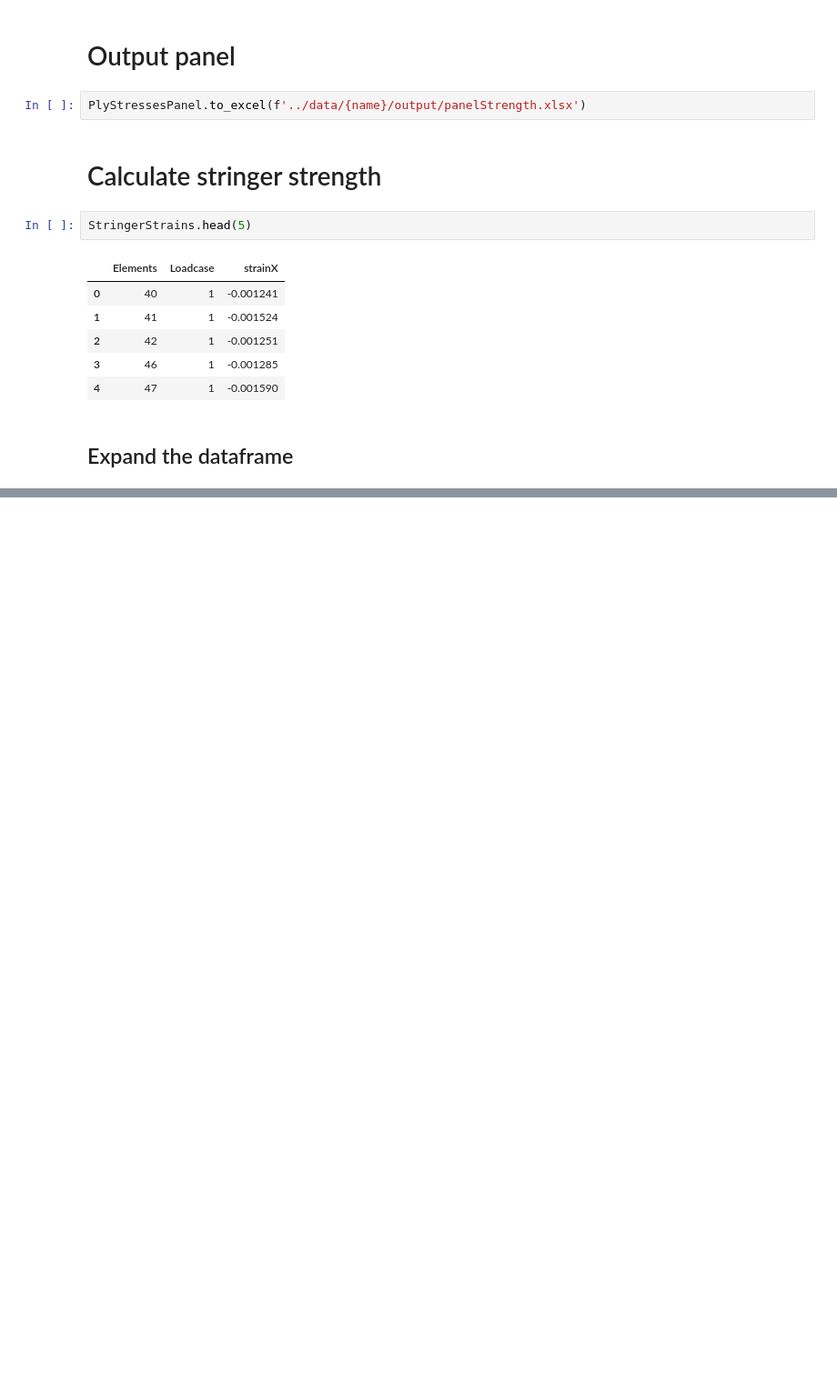
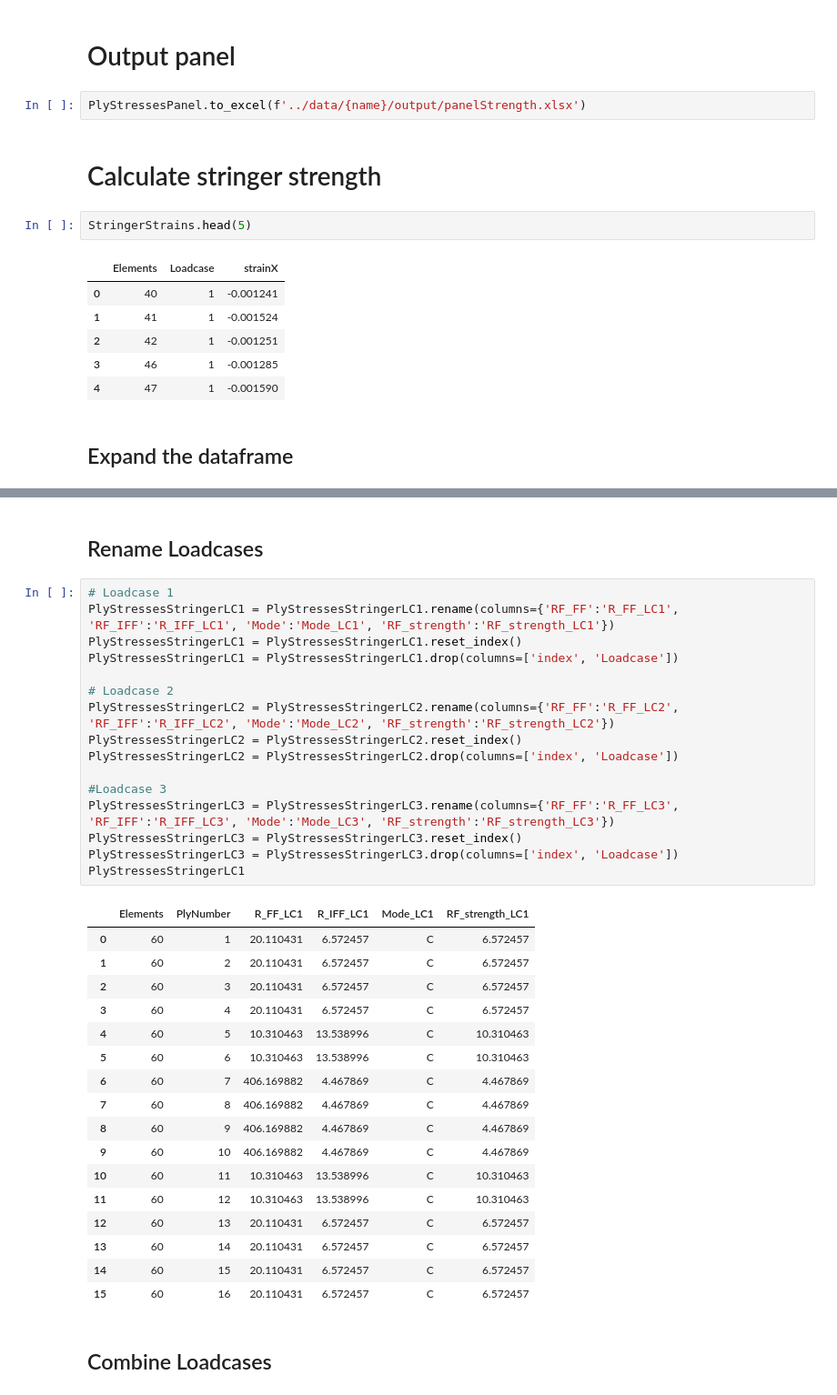
Before and after one commit to fabianober/tum-ase-project-2025-2, a Jupyter notebook: Notebooks/Strength_analysis.ipynb, the cells around one changed output, grey strips where cells are left out. Shown: that part at 91% size. Saved outputs shown, nothing was run; the diff lists cells and outputs as text; blank space fills up the shorter version.

```diff
--- a/Notebooks/Strength_analysis.ipynb
+++ b/Notebooks/Strength_analysis.ipynb
@@ -304,0 +382,38 @@ NameError: name 'constitutiveLawPlyProblemCOS' is not defined
+# %% [markdown]
+## Rename Loadcases
+# %%
+# Loadcase 1
+PlyStressesStringerLC1 = PlyStressesStringerLC1.rename(columns={'RF_FF':'R_FF_LC1', 'RF_IFF':'R_IFF_LC1', 'Mode':'Mode_LC1', 'RF_strength':'RF_strength_LC1'})
+PlyStressesStringerLC1 = PlyStressesStringerLC1.reset_index()
+PlyStressesStringerLC1 = PlyStressesStringerLC1.drop(columns=['index', 'Loadcase'])
+
+# Loadcase 2
+PlyStressesStringerLC2 = PlyStressesStringerLC2.rename(columns={'RF_FF':'R_FF_LC2', 'RF_IFF':'R_IFF_LC2', 'Mode':'Mode_LC2', 'RF_strength':'RF_strength_LC2'})
+PlyStressesStringerLC2 = PlyStressesStringerLC2.reset_index()
+PlyStressesStringerLC2 = PlyStressesStringerLC2.drop(columns=['index', 'Loadcase'])
+
+#Loadcase 3
+PlyStressesStringerLC3 = PlyStressesStringerLC3.rename(columns={'RF_FF':'R_FF_LC3', 'RF_IFF':'R_IFF_LC3', 'Mode':'Mode_LC3', 'RF_strength':'RF_strength_LC3'})
+PlyStressesStringerLC3 = PlyStressesStringerLC3.reset_index()
+PlyStressesStringerLC3 = PlyStressesStringerLC3.drop(columns=['index', 'Loadcase'])
+PlyStressesStringerLC1
+# %% [output]
+|  | Elements | PlyNumber | R_FF_LC1 | R_IFF_LC1 | Mode_LC1 | RF_strength_LC1 |
+| 0 | 60 | 1 | 20.110431 | 6.572457 | C | 6.572457 |
+| 1 | 60 | 2 | 20.110431 | 6.572457 | C | 6.572457 |
+| 2 | 60 | 3 | 20.110431 | 6.572457 | C | 6.572457 |
+| 3 | 60 | 4 | 20.110431 | 6.572457 | C | 6.572457 |
+| 4 | 60 | 5 | 10.310463 | 13.538996 | C | 10.310463 |
+| 5 | 60 | 6 | 10.310463 | 13.538996 | C | 10.310463 |
+| 6 | 60 | 7 | 406.169882 | 4.467869 | C | 4.467869 |
+| 7 | 60 | 8 | 406.169882 | 4.467869 | C | 4.467869 |
+| 8 | 60 | 9 | 406.169882 | 4.467869 | C | 4.467869 |
+| 9 | 60 | 10 | 406.169882 | 4.467869 | C | 4.467869 |
+| 10 | 60 | 11 | 10.310463 | 13.538996 | C | 10.310463 |
+| 11 | 60 | 12 | 10.310463 | 13.538996 | C | 10.310463 |
+| 12 | 60 | 13 | 20.110431 | 6.572457 | C | 6.572457 |
+| 13 | 60 | 14 | 20.110431 | 6.572457 | C | 6.572457 |
+| 14 | 60 | 15 | 20.110431 | 6.572457 | C | 6.572457 |
+| 15 | 60 | 16 | 20.110431 | 6.572457 | C | 6.572457 |
+# %% [markdown]
+## Combine Loadcases
```
Also changed, not shown: parts of 9 cells of this notebook, 1 other file.
